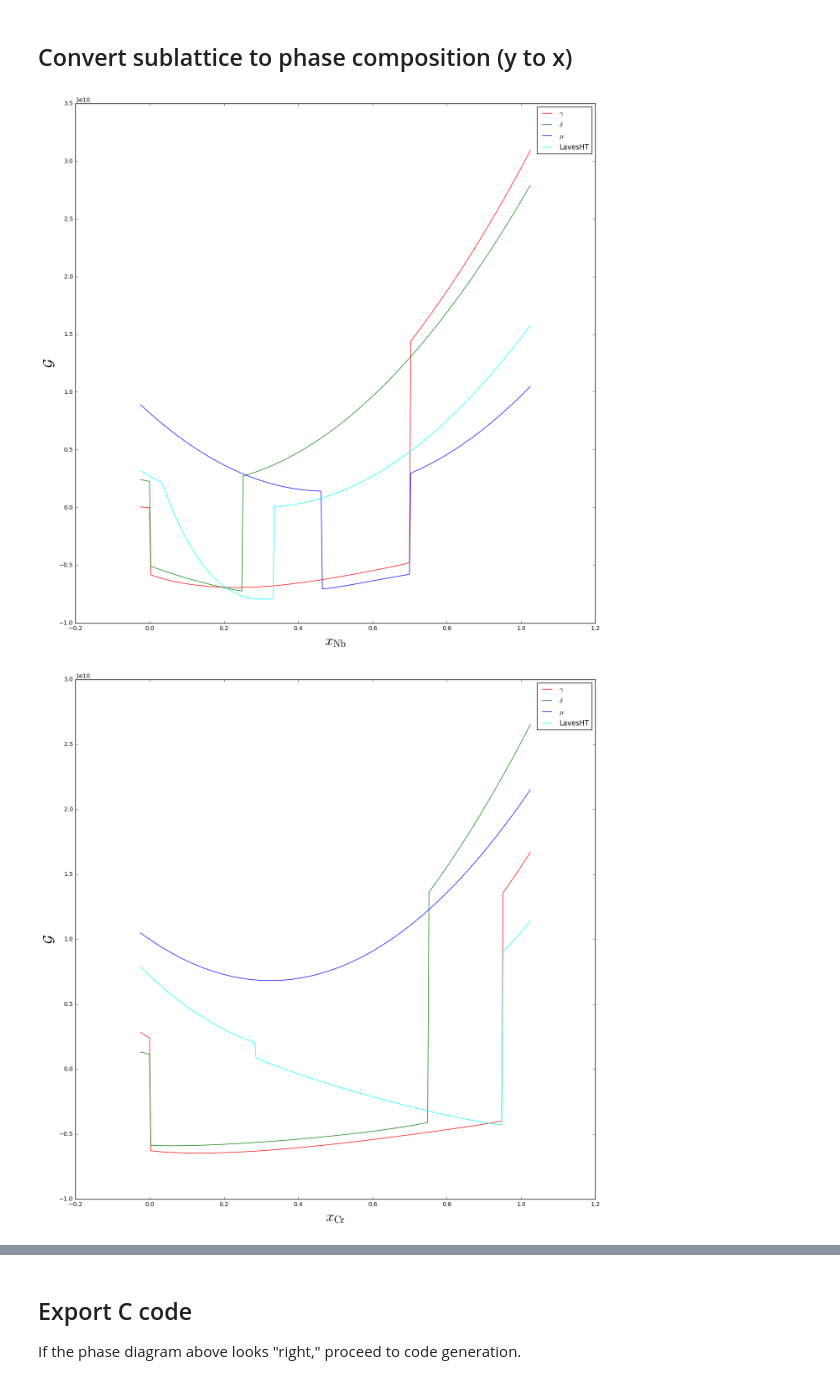
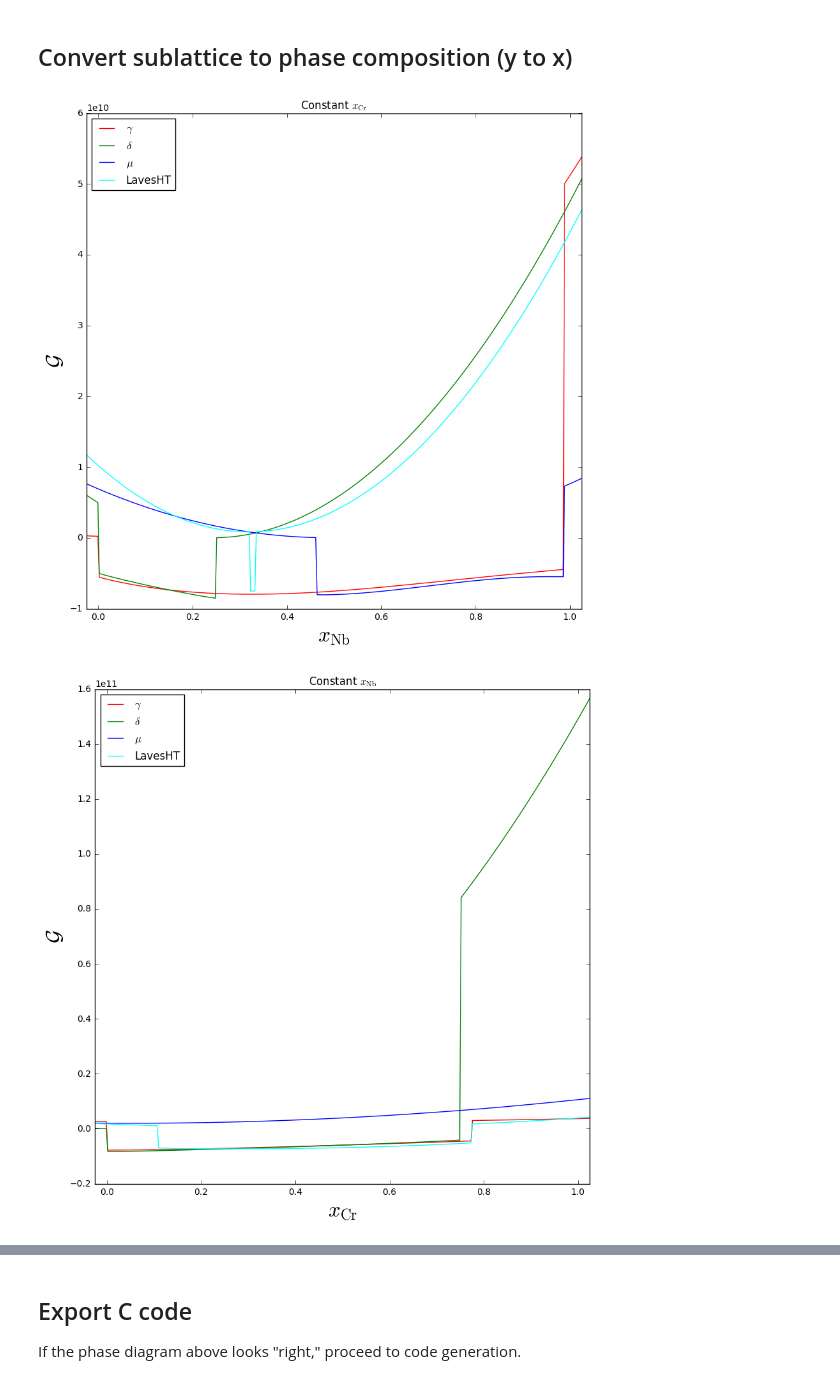
Before and after one commit to usnistgov/phasefield-precipitate-aging, a Jupyter notebook: CALPHAD_qhull.ipynb, the cells around one changed output, grey strips where cells are left out. Drawn from its saved outputs; the diff is of its cells as text; code cells hidden in the pictures.

Commit message:
more meaningful phase diagrams

```diff
--- a/CALPHAD_qhull.ipynb
+++ b/CALPHAD_qhull.ipynb
@@ -190,11 +190,12 @@ g_gamma = inVm * Piecewise((
                         Lt(GAMMA_XNB, 1) &
                         Gt(GAMMA_XNI, 0) &
                         Lt(GAMMA_XNI, 1)),
-                        (errslope*((GAMMA_XCR - 0.30)**2
-                                    + (GAMMA_XNB - 0.01)**2
-                                    + (GAMMA_XNI - 0.69)**2), True))
+                        (  2.6e4*(GAMMA_XCR - 0.30)**2
+                         + 5.2e5*(GAMMA_XNB - 0.01)**2, True))
 
 # Delta, Mu, and Laves are not valid over the entire simplex. Restrict their domains.
+# Use curvature of each phase at its equilibrium point (or near to it) for parabola
+# outside the valid domain.
 
 # Delta depends only on xcr and xnb, not xni
 g_delta = inVm * Piecewise((
@@ -212,11 +213,10 @@ g_delta = inVm * Piecewise((
                   Lt(DELTA_XCR, 1) &
                   Gt(DELTA_XNB, 0) &
                   Lt(DELTA_XNB, 1)),
-                (errslope*((DELTA_XCR - 0.003125)**2 +
-                           (DELTA_XNB - 0.24375)**2 +
-                           (1.0-DELTA_XCR-DELTA_XNB - 0.753125)**2), True))
+                (  1.5e6*(DELTA_XCR - 0.003125)**2
+                 + 8.3e5*(DELTA_XNB - 0.24375 )**2 , True))
 
-# Mu depends only on xcr and xni, not xnb
+# Mu depends on xcr, xnb, and xni
 g_mu = inVm * Piecewise((
                 g_mu.subs({
                 D85_NI7NB60NB: 1.0,
@@ -228,13 +228,11 @@ g_mu = inVm * Piecewise((
                 Gt(MU_XNB, fr6by13) &
                 Gt(MU_XCR, 0) &
                 Lt(MU_XCR, 1) &
-                Gt(MU_XNB, 0) &
                 Lt(MU_XNB, 1) &
                 Gt(MU_XNI, 0) &
                 Lt(MU_XNI, 1)),
-                (errslope*((MU_XCR - 0.05)**2 +
-                           (MU_XNB - 0.60)**2 +
-                           (MU_XNI - 0.35)**2), True))
+                (  9.5e4*(MU_XCR - 0.05  )**2
+                 + 2.9e5*(MU_XNB - 0.4875)**2, True))
 
 # Laves depends only on xnb and xni, not xcr
 g_lavesHT = inVm * Piecewise((
@@ -250,9 +248,8 @@ g_lavesHT = inVm * Piecewise((
                 Gt(LAVES_XNI, 0) &
                 Gt(1-LAVES_XNB-LAVES_XNI, 0) &
                 Lt(1-LAVES_XNB-LAVES_XNI, 1)),
-                (errslope*((1-LAVES_XNB-LAVES_XNI - 0.325)**2 +
-                                     (LAVES_XNB - 0.2875)**2 +
-                                     (LAVES_XNI - 0.3875)**2), True))
+                (  8.2e5*(LAVES_XNB - 0.2875)**2
+                 + 9.5e4*(LAVES_XNI - 0.3875)**2, True))
 
 g_lavesLT = inVm * Piecewise((
                 g_lavesLT.subs({
@@ -260,16 +257,15 @@ g_lavesLT = inVm * Piecewise((
                 C15_LAVES0NI: fr3by2 * LAVES_XNI,
                 C15_LAVES1CR: 1.0 - 3.0*LAVES_XNB,
                 C15_LAVES1NB: 3.0 * LAVES_XNB,
-                T: temp}), \
+                T: temp}),
                 Lt(LAVES_XNB, fr1by3) &
                 Lt(LAVES_XNI, fr2by3) &
                 Gt(LAVES_XNB, 0) &
                 Gt(LAVES_XNI, 0) &
                 Gt(1-LAVES_XNB-LAVES_XNI, 0) &
                 Lt(1-LAVES_XNB-LAVES_XNI, 1)),
-                (errslope*((1-LAVES_XNB-LAVES_XNI - 0.325)**2 +
-                                     (LAVES_XNB - 0.2875)**2 +
-                                     (LAVES_XNI - 0.3875)**2), True))
+                (  8.2e5*(LAVES_XNB - 0.2875)**2
+                 + 9.5e4*(LAVES_XNI - 0.3875)**2, True))
 
 g_bcc = inVm * g_bcc.subs({BCC_A20CR: BCC_XCR,
                     BCC_A20NB: BCC_XNB,
@@ -292,41 +288,44 @@ g_bcc = inVm * g_bcc.subs({BCC_A20CR: BCC_XCR,
 # %%
 labels = [r'$\gamma$', r'$\delta$', r'$\mu$', 'LavesHT', 'LavesLT', 'BCC', r'$\delta$', r'$\mu$', 'LavesHT', 'LavesLT']
 colors = ['red', 'green', 'blue', 'cyan', 'magenta', 'yellow', 'green', 'blue', 'cyan', 'magenta']
+xlim = [-0.025+epsilon, 1.025]
 
-# plot Gibbs energy curves for fixed x_Cr = 30% to check mu stability
+# plot Gibbs energy curves for fixed x_Cr = 1.25% to check gamma-delta and delta-mu coexistence
 if True:
-    xcr = 0.30
+    xcr = 0.0125
     X = []
     G = [[], [], [], [], [], [], [], [], [], []]
 
-    for xnb in np.linspace(-0.025+epsilon,1.025,301):
+    for xnb in np.linspace(xlim[0], xlim[1], 351):
         xni = 1-xcr-xnb
         X.append(xnb)
 #         G[0].append(Gg(xcr, xnb, xni))
 #         G[1].append(Gd(xcr, xnb))
 #         G[2].append(Gu(xcr, xnb, xni))
 #         G[3].append(Gh(xnb, xni))
         G[0].append(g_gamma.subs({GAMMA_XCR: xcr, GAMMA_XNB: xnb, GAMMA_XNI: xni}))
         G[1].append(g_delta.subs({DELTA_XCR: xcr, DELTA_XNB: xnb}))
         G[2].append(g_mu.subs({MU_XCR: xcr, MU_XNB: xnb, MU_XNI: xni}))
         G[3].append(g_lavesHT.subs({LAVES_XNB: xnb, LAVES_XNI: xni}))
 
-    plt.figure(figsize=(16, 16))
+    plt.figure(figsize=(10, 10))
+    plt.title("Constant $x_\mathrm{Cr}$")
     plt.xlabel(r'$x_\mathrm{Nb}$', fontsize=24)
     plt.ylabel(r'$\mathcal{G}$', fontsize=24)
+    plt.xlim(xlim)
     for i in range(4):
         plt.plot(X, G[i], color=colors[i], label=labels[i])
     plt.legend(loc='best')
 # %% [output]
-[figure, old version]
+[figure, new version]
 # %%
-# plot Gibbs energy curves for fixed x_Nb = 2% to check delta stability
+# plot Gibbs energy curves for fixed x_Nb = 22.5% to check delta-Laves coexistence
 if True:
-    xnb = 0.05
+    xnb = 0.225
     X = []
     G = [[], [], [], [], [], [], [], [], [], []]
 
-    for xcr in np.linspace(-0.025+epsilon,1.025,301):
+    for xcr in np.linspace(xlim[0], xlim[1], 351):
         xni = 1-xcr-xnb
         X.append(xcr)
 #         G[0].append(Gg(xcr, xnb, xni))
@@ -338,11 +337,13 @@ if True:
         G[2].append(g_mu.subs({MU_XCR: xcr, MU_XNB: xnb, MU_XNI: xni}))
         G[3].append(g_lavesHT.subs({LAVES_XNB: xnb, LAVES_XNI: xni}))
 
-    plt.figure(figsize=(16, 16))
+    plt.figure(figsize=(10, 10))
+    plt.title("Constant $x_\mathrm{Nb}$")
     plt.xlabel(r'$x_\mathrm{Cr}$', fontsize=24)
     plt.ylabel(r'$\mathcal{G}$', fontsize=24)
+    plt.xlim(xlim)
     for i in range(4):
         plt.plot(X, G[i], color=colors[i], label=labels[i])
     plt.legend(loc='best')
 # %% [output]
-[figure, old version]
+[figure, new version]
```
Also changed, not shown: parts of 7 cells of this notebook.
